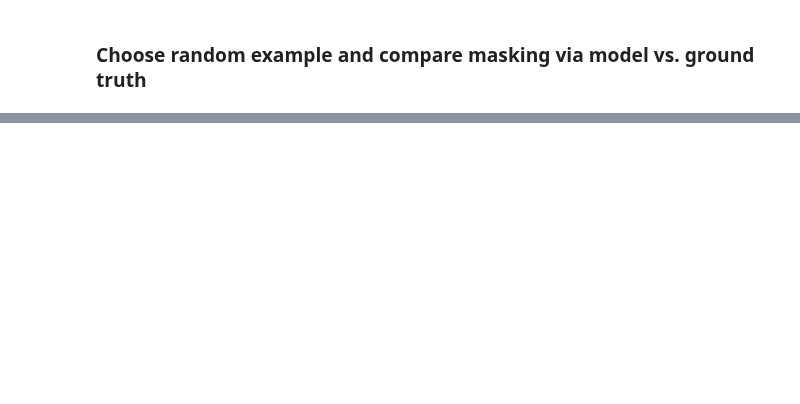
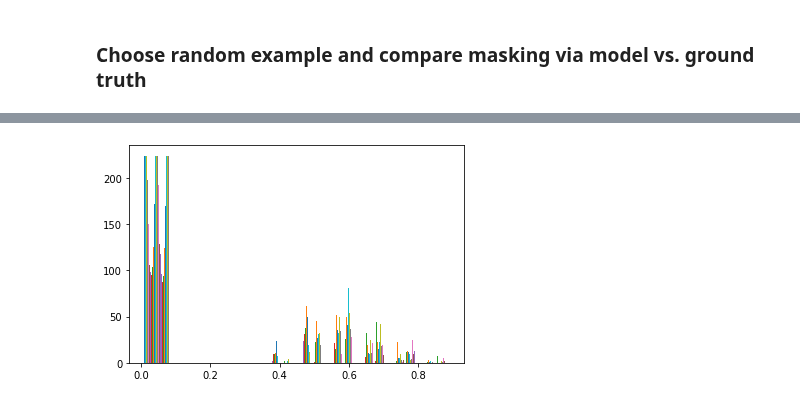
Before and after one commit to karencfisher/COVID19, a Jupyter notebook: notebooks/Unet.ipynb, the cells around one changed output, grey strips where cells are left out. Cells and saved outputs as stored; diff of their text form; code cells hidden in the pictures; blank space fills up the shorter version.

```diff
--- a/notebooks/Unet.ipynb
+++ b/notebooks/Unet.ipynb
@@ -264,0 +268,4 @@ plt.show()
+# %%
+plt.hist(y[2, :, :, 0]);
+# %% [output]
+[figure, added]
```
Also changed, not shown: parts of 11 cells of this notebook.
